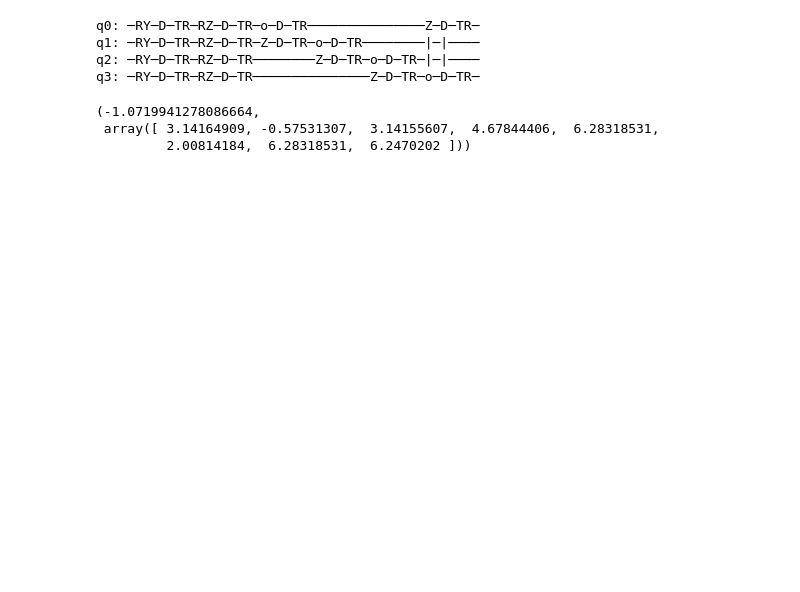
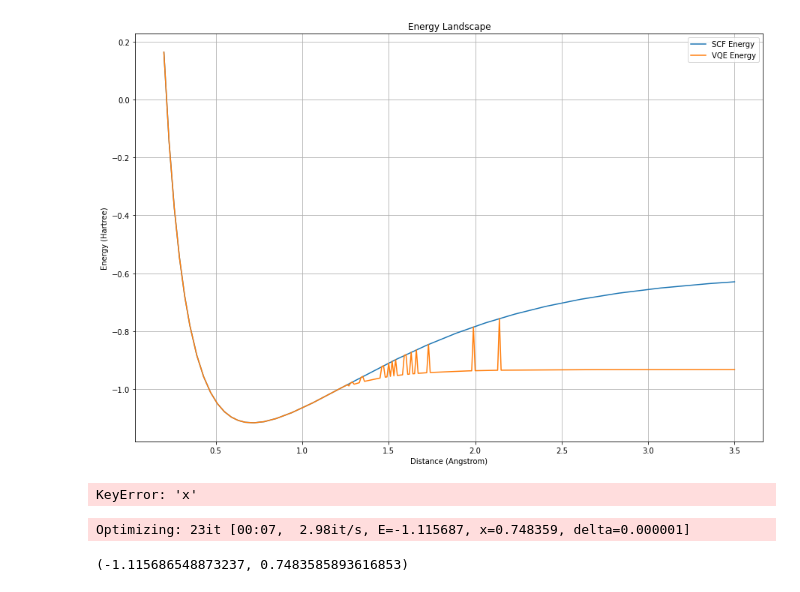
Before and after one commit to TheTrustyPwo/Hydrogen, a Jupyter notebook: better.ipynb, the cells around one changed output. Drawn from its saved outputs; the diff is of its cells as text; code cells hidden in the pictures; blank space fills up the shorter version.

```diff
--- a/better.ipynb
+++ b/better.ipynb
@@ -39,0 +149,11 @@ q3: ─RY─RZ─────Z─o─
+# %%
+distances = np.arange(0.2, 3.51, 0.01)
+scf_energy, vqe_energy = [], []
+
+for x in tqdm(distances, desc="Calculating energies"):
+    molecule = h2(x)
+    scf_energy.append(molecule.e_hf)
+
+    theta = np.random.uniform(0, 2 * np.pi, 4)
+    result = minimize(energy, theta, args=(x, circuit), method="BFGS", options={'maxiter': 100})
+    vqe_energy.append(result.fun)
@@ -39,0 +165,13 @@ q3: ─RY─RZ─────Z─o─
+# %%
+plt.figure(figsize=(15, 10))
+plt.plot(distances, scf_energy, label="SCF Energy")
+plt.plot(distances, vqe_energy, label="VQE Energy")
+
+plt.xlabel('Distance (Angstrom)')
+plt.ylabel('Energy (Hartree)')
+plt.title('Energy Landscape')
+plt.legend()
+plt.grid(True)
+plt.show()
+# %% [output]
+[figure, added]
@@ -40,8 +200,18 @@ q3: ─RY─RZ─────Z─o─
+# %%
+ import pandas as pd
+
+df = pd.DataFrame({"energy": vqe_energies, "x": bond_lengths})
+df.to_csv("energy_acc_qibo.csv", index=False)
+
+# df = pd.read_csv("energy_acc_qibo.csv")
+# vqe_energies, bond_lengths = df["energy"], df["x"]
+# %% [output]
+KeyError: 'x'
 # %%
 parameters = {
-    "t1": 10e-6,
-    "t2": 5e-6,
-    "gate_times" : (40*1e-9, 150*1e-9),
+    "t1": 1000 * 1e-6,
+    "t2": 1000 * 0.5e-6,
+    "gate_times" : (40e-9, 150e-9),
     "excited_population" : 0,
     "depolarizing_one_qubit" : 0,
     "depolarizing_two_qubit": 0,
@@ -51,18 +221,10 @@ parameters = {
 noise_model = IBMQNoiseModel()
 noise_model.from_dict(parameters)
 noisy_circuit = noise_model.apply(circuit)
-print(noisy_circuit.draw())
+noisy_circuit.density_matrix = True
+
+vqe_energy, x, _, _, _ = optimize(noisy_circuit, tolerance=1e-6)
+vqe_energy, x
 # %% [output]
-q0: ─RY─D─TR─RZ─D─TR─o─D─TR───────────────Z─D─TR─
-q1: ─RY─D─TR─RZ─D─TR─Z─D─TR─o─D─TR────────|─|────
-q2: ─RY─D─TR─RZ─D─TR────────Z─D─TR─o─D─TR─|─|────
-q3: ─RY─D─TR─RZ─D─TR───────────────Z─D─TR─o─D─TR─
+Optimizing: 23it [00:07,  2.98it/s, E=-1.115687, x=0.748359, delta=0.000001]
+(-1.115686548873237, 0.7483585893616853)
-# %%
-noisy_circuit.density_matrix = True
-vqe = models.VQE(noisy_circuit, hamiltonian)
-best, params, extra = vqe.minimize(np.random.uniform(0, 2 * np.pi, ntheta))
-best, params
-# %% [output]
-(-1.0719941278086664,
- array([ 3.14164909, -0.57531307,  3.14155607,  4.67844406,  6.28318531,
-         2.00814184,  6.28318531,  6.2470202 ]))
```
Also changed, not shown: parts of 26 cells of this notebook, 1 other file.
